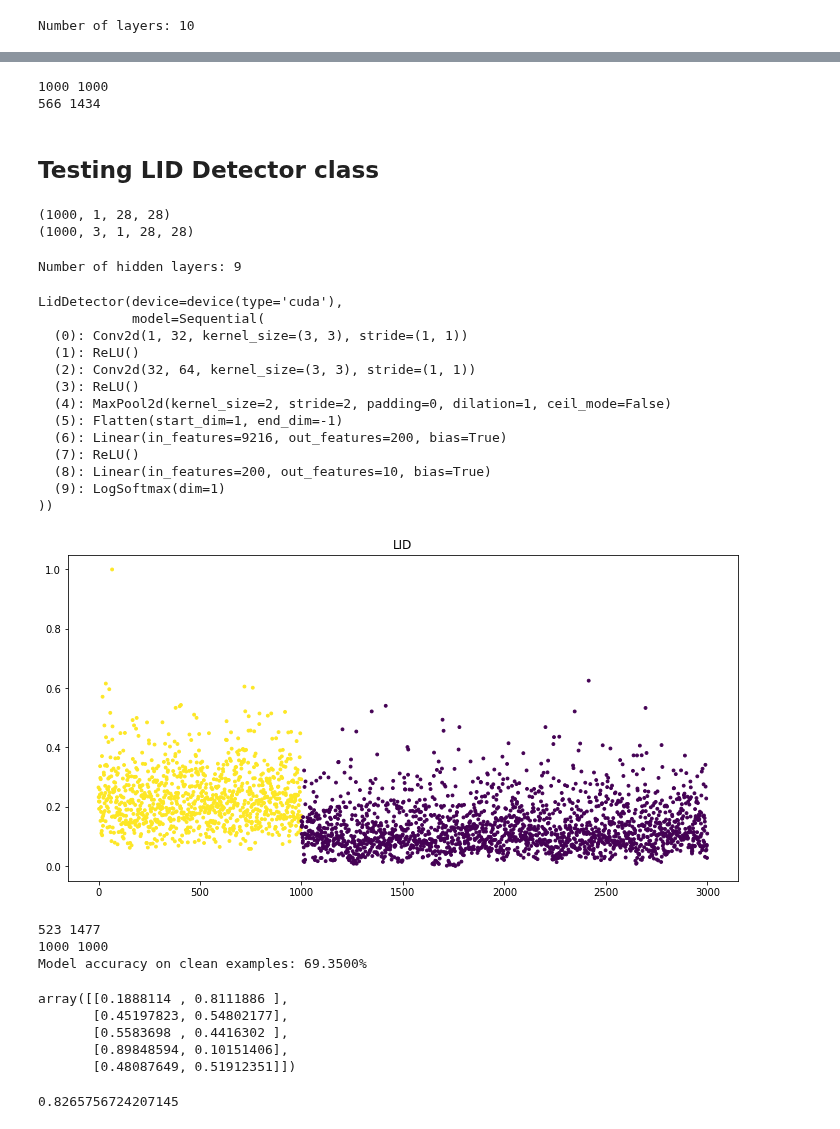
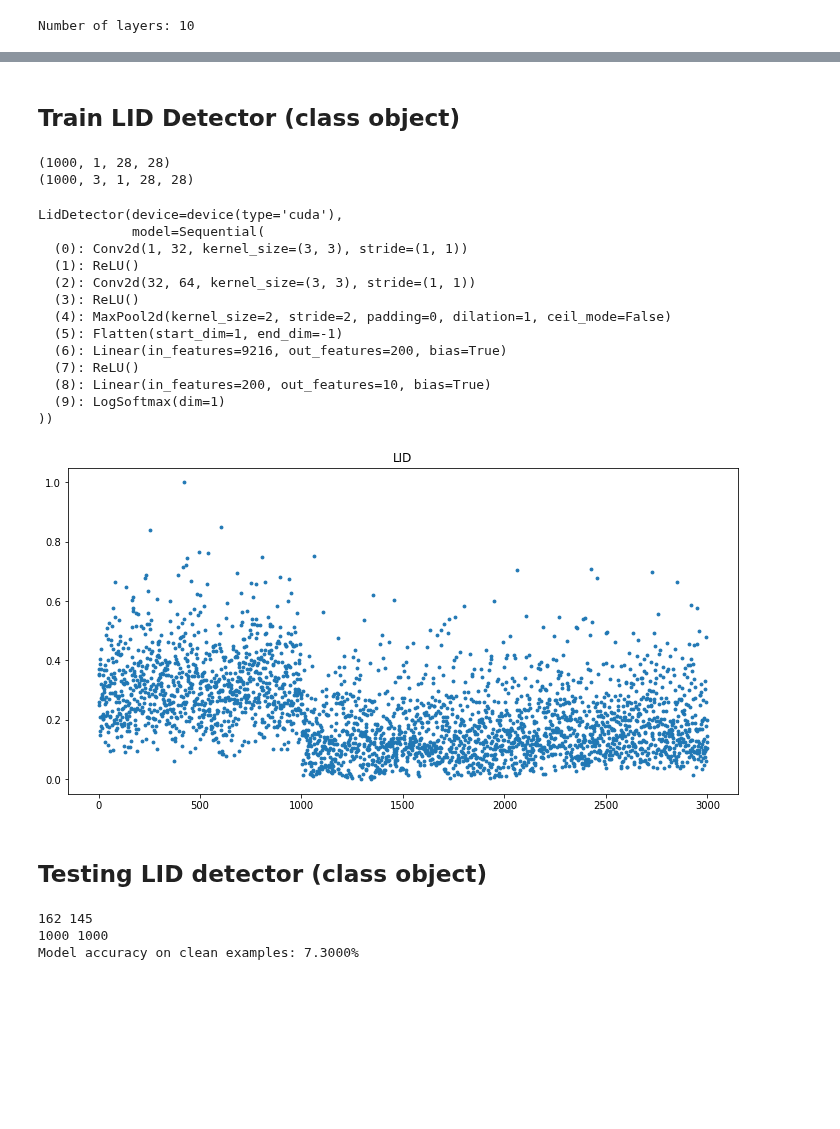
Before and after one commit to changx03/baard_exp2, a Jupyter notebook: lid_pipeline_demo.ipynb, the cells around one changed output, grey strips where cells are left out. Drawn from its saved outputs; the diff is of its cells as text; code cells hidden in the pictures; blank space fills up the shorter version.

Commit message:
completed LID detector

```diff
--- a/lid_pipeline_demo.ipynb
+++ b/lid_pipeline_demo.ipynb
@@ -320,8 +292,5 @@ Detector ROC-AUC score: 0.8657, accuracy: 0.7090, precision: 0.8693, recall: 0.4
 # %%
-print(len(np.where(label_test==1)[0]), len(np.where(label_test==0)[0]))
-print(len(np.where(test_label_pred==1)[0]), len(np.where(test_label_pred==0)[0]))
+# print(len(np.where(label_test==1)[0]), len(np.where(label_test==0)[0]))
+# print(len(np.where(test_label_pred==1)[0]), len(np.where(test_label_pred==0)[0]))
-# %% [output]
-1000 1000
-566 1434
 # %% [markdown]
-## Testing LID Detector class
+## Train LID Detector (class object)
@@ -336,26 +303,25 @@ print(my_train_X.shape)
 (1000, 3, 1, 28, 28)
 # %%
 detector = LidDetector(model=model, k=K_LID, batch_size=BATCH_SIZE_LID, device=device)
-detector.fit(my_train_X, my_train_y)
+detector.fit(my_train_X, my_train_y, disable_progress_bar=False)
 # %% [output]
-Number of hidden layers: 9
+LidDetector(device=device(type='cuda'),
+            model=Sequential(
+  (0): Conv2d(1, 32, kernel_size=(3, 3), stride=(1, 1))
+  (1): ReLU()
+  (2): Conv2d(32, 64, kernel_size=(3, 3), stride=(1, 1))
+  (3): ReLU()
+  (4): MaxPool2d(kernel_size=2, stride=2, padding=0, dilation=1, ceil_mode=False)
+  (5): Flatten(start_dim=1, end_dim=-1)
+  (6): Linear(in_features=9216, out_features=200, bias=True)
+  (7): ReLU()
+  (8): Linear(in_features=200, out_features=10, bias=True)
+  (9): LogSoftmax(dim=1)
+))
-LidDetector(device=device(type='cuda'),
-            model=Sequential(
-  (0): Conv2d(1, 32, kernel_size=(3, 3), stride=(1, 1))
-  (1): ReLU()
-  (2): Conv2d(32, 64, kernel_size=(3, 3), stride=(1, 1))
-  (3): ReLU()
-  (4): MaxPool2d(kernel_size=2, stride=2, padding=0, dilation=1, ceil_mode=False)
-  (5): Flatten(start_dim=1, end_dim=-1)
-  (6): Linear(in_features=9216, out_features=200, bias=True)
-  (7): ReLU()
-  (8): Linear(in_features=200, out_features=10, bias=True)
-  (9): LogSoftmax(dim=1)
-))
 # %%
 plt.figure(figsize=(12, 6))
-plt.scatter(np.arange(len(detector.characteristics_)), detector.characteristics_[:,-1], c=labels, s=8)
+plt.scatter(np.arange(len(detector.characteristics_)), detector.characteristics_[:,-1], s=8)
 plt.title('LID')
 plt.show()
 # %% [output]
-[figure, old version]
+[figure, new version]
@@ -364,23 +328,19 @@ pred = detector.predict(X_test)
+# %% [markdown]
+## Testing LID detector (class object)
 # %%
-print(len(np.where(pred==1)[0]), len(np.where(pred==0)[0]))
-print(len(np.where(label_test==1)[0]), len(np.where(label_test==0)[0]))
+# pred = detector.predict(X_test)
 
-accuracy = np.sum(pred == label_test) / float(len(label_test))
-print("Model accuracy on clean examples: {:.4f}%".format(accuracy * 100))
+# print(len(np.where(pred==1)[0]), len(np.where(pred==0)[0]))
+# print(len(np.where(label_test==1)[0]), len(np.where(label_test==0)[0]))
+
+# accuracy = np.sum(pred == label_test) / float(len(label_test))
+# print("Model accuracy on clean examples: {:.4f}%".format(accuracy * 100))
 # %% [output]
-523 1477
+162 145
 1000 1000
-Model accuracy on clean examples: 69.3500%
+Model accuracy on clean examples: 7.3000%
 # %%
-detector.predict_proba(X_test[:5])
+# detector.predict_proba(X_test[:5])
-# %% [output]
-array([[0.1888114 , 0.8111886 ],
-       [0.45197823, 0.54802177],
-       [0.5583698 , 0.4416302 ],
-       [0.89848594, 0.10151406],
-       [0.48087649, 0.51912351]])
 # %%
-detector.score(X_test[:100], label_test[:100])
+# detector.score(X_test[:100], label_test[:100])
-# %% [output]
-0.8265756724207145
 # %%
```
Also changed, not shown: parts of 28 cells of this notebook, 1 other file.
